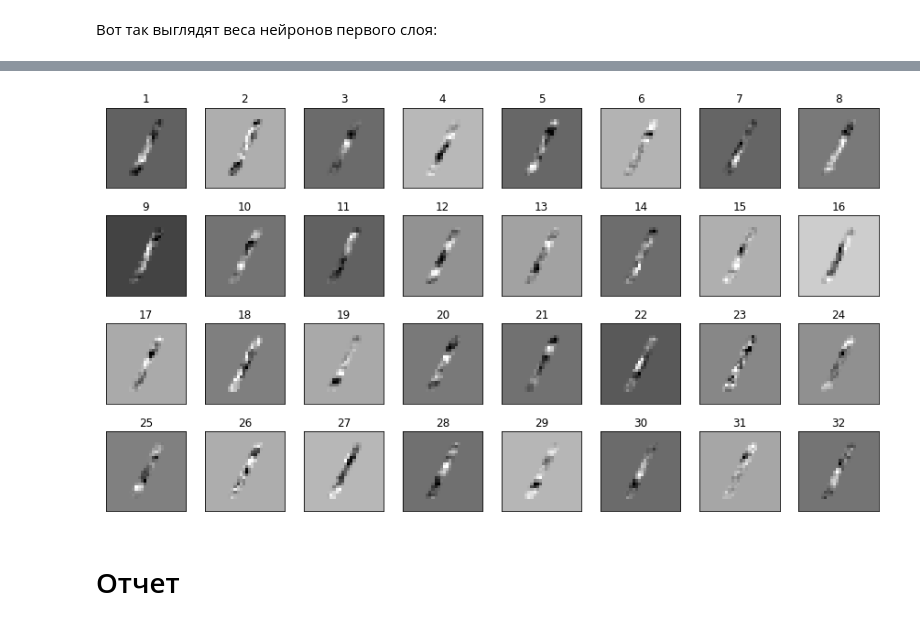
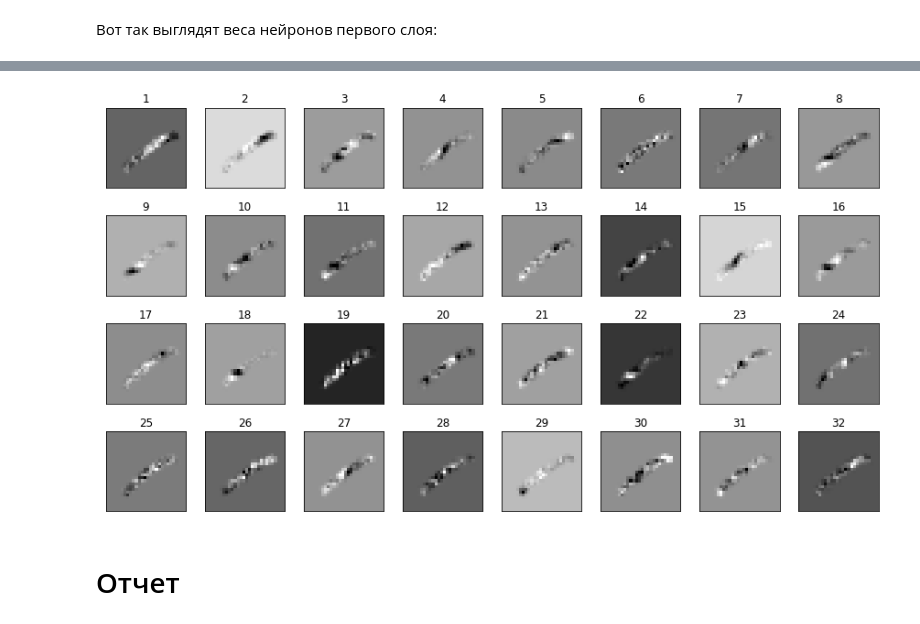
Before and after one commit to bazitur/dlschl-homeworks, a Jupyter notebook: homeworks/hw05/homework-fiddle.ipynb, the cells around one changed output, grey strips where cells are left out. Saved outputs shown, nothing was run; the diff lists cells and outputs as text; code cells hidden in the pictures.

```diff
--- a/homeworks/hw05/homework-fiddle.ipynb
+++ b/homeworks/hw05/homework-fiddle.ipynb
@@ -167,6 +167,18 @@ def one_hot_encode(data, n_classes=10):
     return data_encoded
 
 y = one_hot_encode(y)
+# %%
+from scipy.ndimage.interpolation import rotate
+
+tmp = np.hstack((X, y))
+np.random.shuffle(tmp)
+X = tmp[:, :-10]
+y = tmp[:, -10:]
+
+r1 = rotate(X.reshape(69000, 28, 28), 25, (2, 1), False, order=1).reshape(69000, 784)
+r2 = rotate(X.reshape(69000, 28, 28), -25, (2, 1), False, order=1).reshape(69000, 784)
+X = np.vstack((X, r1, r2))
+y = np.vstack((y,) * 3)
 # %%
 tmp = np.hstack((X, y))
 np.random.shuffle(tmp)
@@ -178,8 +188,8 @@ print(X.shape, y.shape)
 # %%
-X_test = X[-1000:]
-y_test = y[-1000:]
-X = X[:-1000]
-y = y[:-1000]
+X_test = X[-3000:]
+y_test = y[-3000:]
+X = X[:-3000]
+y = y[:-3000]
 # %%
 net = Sequential()
 
@@ -243,7 +253,7 @@ while f:
 
             plt.title("Training loss")
             plt.xlabel("#iteration")
-            plt.plot(loss_history, 'k+')
+            plt.plot(loss_history, 'k,')
             plt.show()
 #             plt.savefig("imgs/{}.png".format(str(time()).replace(".", "")))
 
@@ -261,7 +270,7 @@ def plot_gallery(images, h, w, n_row=3, n_col=6, cmap="gray"):
     plt.subplots_adjust(bottom=0, left=.01, right=.99, top=.90, hspace=.35)
     for i in range(n_row * n_col):
         plt.subplot(n_row, n_col, i + 1)
-        plt.imshow(images[i].reshape((h, w)), cmap=cmap)
+        plt.imshow(images[i].reshape((h, w)), cmap=cmap, interpolation="none")
         plt.title(str(i + 1), size=12)
         plt.xticks(())
         plt.yticks(())
@@ -296,7 +291,7 @@ print(np.argmax(net.forward(np.array([digit]))))
 # %%
-plot_gallery(net.modules[0].W * X_test[np.argmax(y_test, axis=1) == 1][15], 28, 28, 4, 8)
+plot_gallery(net.modules[0].W * X_test[np.argmax(y_test, axis=1) == 1][15] - net.modules[0].bi, 28, 28, 4, 8)
 # %% [output]
-[figure, old version]
+[figure, new version]
 # %% [markdown]
 # Отчет
 # %% [markdown]
```
Also changed, not shown: parts of 10 cells of this notebook, 1 other file.
